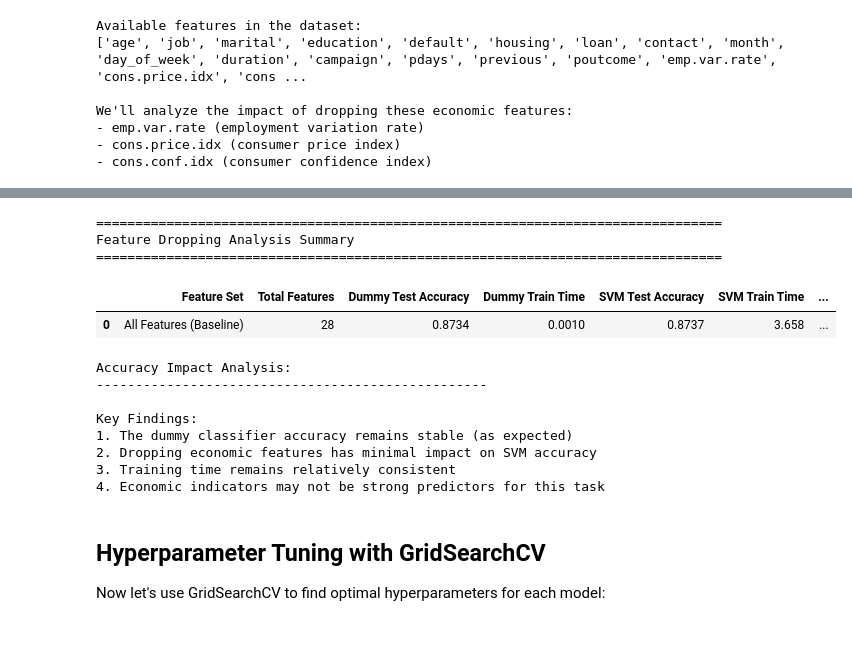
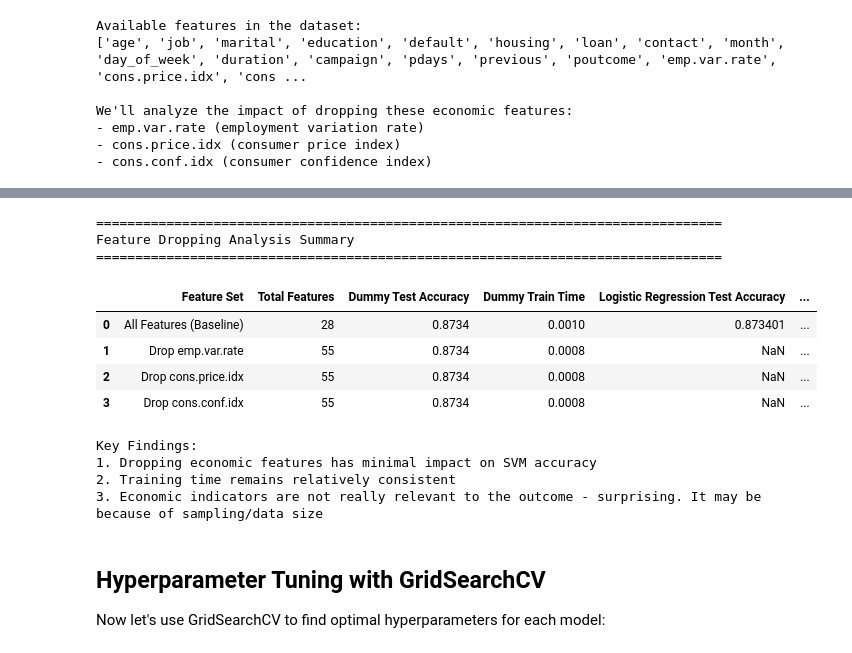
Before and after one commit to rbhat/module17_starter, a Jupyter notebook: prompt_III.ipynb, the cells around one changed output, grey strips where cells are left out. Cells and saved outputs as stored; diff of their text form; code cells hidden in the pictures.

```diff
--- a/prompt_III.ipynb
+++ b/prompt_III.ipynb
@@ -479,6 +486,8 @@ baseline_results = {
     'Total Features': X.shape[1],
     'Dummy Test Accuracy': baseline_accuracy,
     'Dummy Train Time': 0.001,  # DummyClassifier is very fast
+    'Logistic Regression Test Accuracy':test_accuracy,
+    'Logistic Regression Train Time':train_time,
     'SVM Test Accuracy': svm_test_accuracy,
     'SVM Train Time': svm_train_time,
     "Decision Tree Test Accuracy": dt_test_accuracy,
@@ -605,51 +625,36 @@ Dropping cons.price.idx...
 # %%
 # Create summary table
 results_df = pd.DataFrame(results_list)
 
 # Format the results for better display
 display_df = results_df.copy()
 display_df['Dummy Train Time'] = display_df['Dummy Train Time'].apply(lambda x: f"{x:.4f}")
 display_df['Dummy Test Accuracy'] = display_df['Dummy Test Accuracy'].apply(lambda x: f"{x:.4f}")
 display_df['SVM Train Time'] = display_df['SVM Train Time'].apply(lambda x: f"{x:.3f}")
 display_df['SVM Test Accuracy'] = display_df['SVM Test Accuracy'].apply(lambda x: f"{x:.4f}")
 
 print("\n" + "="*80)
 print("Feature Dropping Analysis Summary")
 print("="*80)
 display(display_df)
 
-# Calculate accuracy changes
-print("\nAccuracy Impact Analysis:")
-print("-" * 50)
-for i in range(1, len(results_list)):
-    feature_set = results_list[i]['Feature Set']
-    svm_change = results_list[i]['SVM Test Accuracy'] - results_list[0]['SVM Test Accuracy']
-    dummy_change = results_list[i]['Dummy Test Accuracy'] - results_list[0]['Dummy Test Accuracy']
-
-    print(f"{feature_set}:")
-    print(f"  - SVM Accuracy Change: {svm_change:+.4f}")
-    print(f"  - Dummy Accuracy Change: {dummy_change:+.4f}")
-    print(f"  - Features Reduced: {results_list[0]['Total Features'] - results_list[i]['Total Features']}")
-
 print("\nKey Findings:")
-print("1. The dummy classifier accuracy remains stable (as expected)")
-print("2. Dropping economic features has minimal impact on SVM accuracy")
-print("3. Training time remains relatively consistent")
-print("4. Economic indicators may not be strong predictors for this task")
+print("1. Dropping economic features has minimal impact on SVM accuracy")
+print("2. Training time remains relatively consistent")
+print("3. Economic indicators are not really relevant to the outcome - surprising. It may be because of sampling/data size")
 # %% [output]
 ================================================================================
 Feature Dropping Analysis Summary
 ================================================================================
-|  | Feature Set | Total Features | Dummy Test Accuracy | Dummy Train Time | SVM Test Accuracy | SVM Train Time | ... |
-| 0 | All Features (Baseline) | 28 | 0.8734 | 0.0010 | 0.8737 | 3.658 | ... |
+|  | Feature Set | Total Features | Dummy Test Accuracy | Dummy Train Time | Logistic Regression Test Accuracy | ... |
+| 0 | All Features (Baseline) | 28 | 0.8734 | 0.0010 | 0.873401 | ... |
+| 1 | Drop emp.var.rate | 55 | 0.8734 | 0.0008 | NaN | ... |
+| 2 | Drop cons.price.idx | 55 | 0.8734 | 0.0008 | NaN | ... |
+| 3 | Drop cons.conf.idx | 55 | 0.8734 | 0.0008 | NaN | ... |
-Accuracy Impact Analysis:
---------------------------------------------------
-
 Key Findings:
-1. The dummy classifier accuracy remains stable (as expected)
-2. Dropping economic features has minimal impact on SVM accuracy
-3. Training time remains relatively consistent
-4. Economic indicators may not be strong predictors for this task
+1. Dropping economic features has minimal impact on SVM accuracy
+2. Training time remains relatively consistent
+3. Economic indicators are not really relevant to the outcome - surprising. It may be because of sampling/data size
 # %% [markdown]
 ## Hyperparameter Tuning with GridSearchCV
 
```
Also changed, not shown: parts of 13 cells of this notebook, 4 other files.
